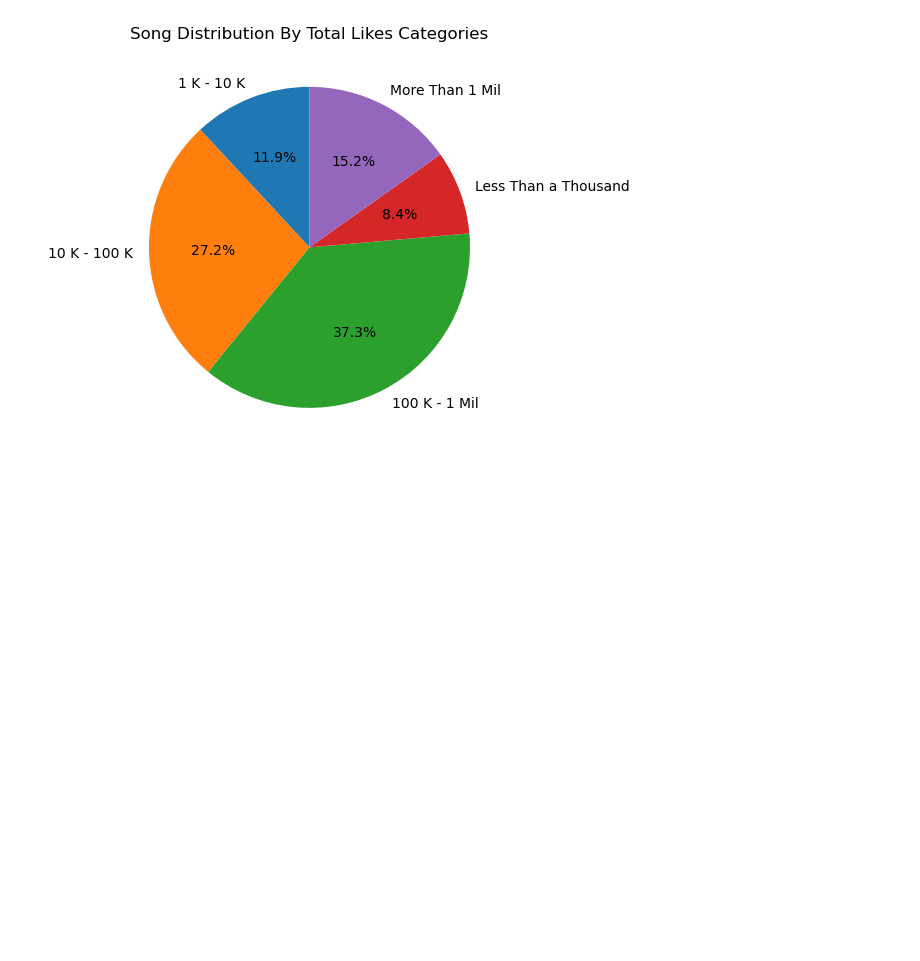
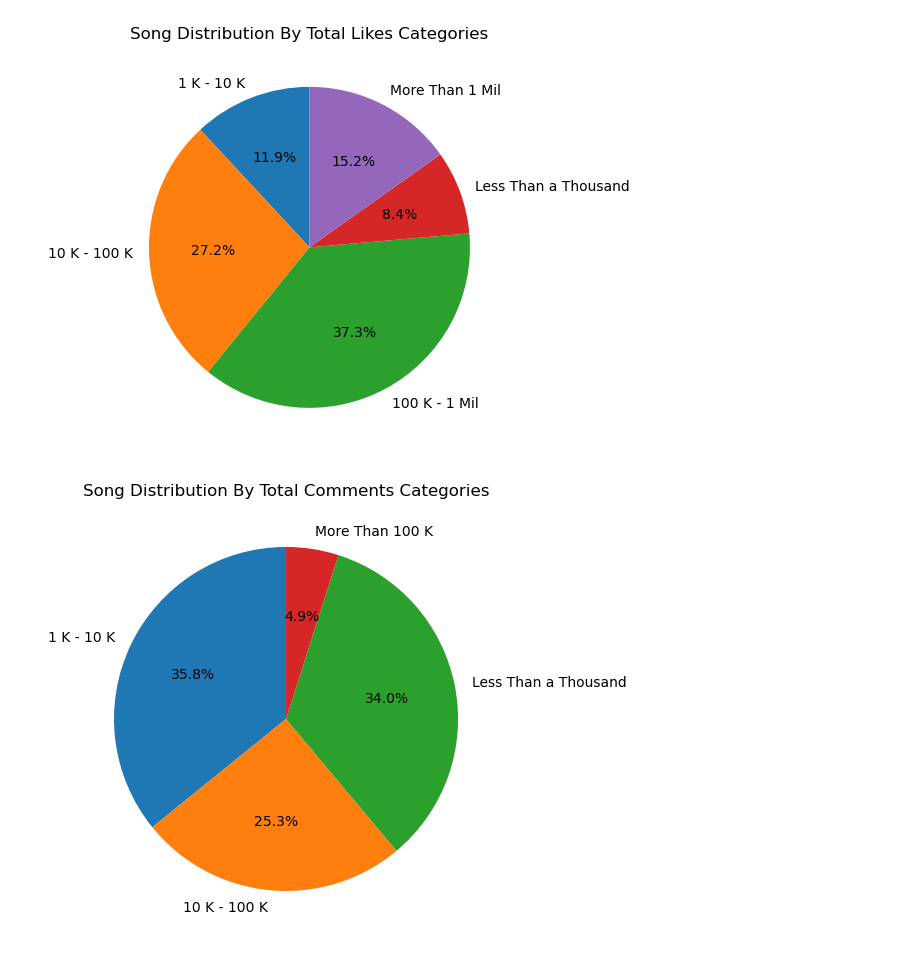
Before and after one commit to FlazeFy2/DS_Spotify-YouTube-Data, a Jupyter notebook: exploratory data analysis-pie.ipynb, the cells around one changed output. Saved outputs shown, nothing was run; the diff lists cells and outputs as text; code cells hidden in the pictures; blank space fills up the shorter version.

Commit message:
[DS] Exploratory Data Analysis (EDA) - Pie Chart Song Distribution By Total Comments Categories

```diff
--- a/exploratory data analysis-pie.ipynb
+++ b/exploratory data analysis-pie.ipynb
@@ -264,3 +264,36 @@ plt.tight_layout()
 plt.show()
 # %% [output]
 [figure]
+# %%
+import pandas as pd
+import matplotlib.pyplot as plt
+
+# Dataset
+# Exploratory Data Analysis (EDA) - Pie Chart Song Distribution By Total Comments Categories
+df = pd.read_csv("Spotify Youtube Dataset.csv")
+
+# Categorize by Comments
+def categorize_comments(lvl):
+    if lvl > 100000:
+        return "More Than 100 K"
+    elif lvl > 10000:
+        return "10 K - 100 K"
+    elif lvl > 1000:
+        return "1 K - 10 K"
+    else:
+        return "Less Than a Thousand"
+
+df["Total Comments Category"] = df["Comments"].apply(categorize_comments)
+
+# Count per category
+category_counts = df["Total Comments Category"].value_counts().sort_index()
+
+# Pie chart
+plt.figure(figsize=(6, 6))
+category_counts.plot.pie(autopct='%1.1f%%', startangle=90)
+plt.title("Song Distribution By Total Comments Categories")
+plt.ylabel("")
+plt.tight_layout()
+plt.show()
+# %% [output]
+[figure, added]
```
Also changed, not shown: parts of 2 cells of this notebook.
